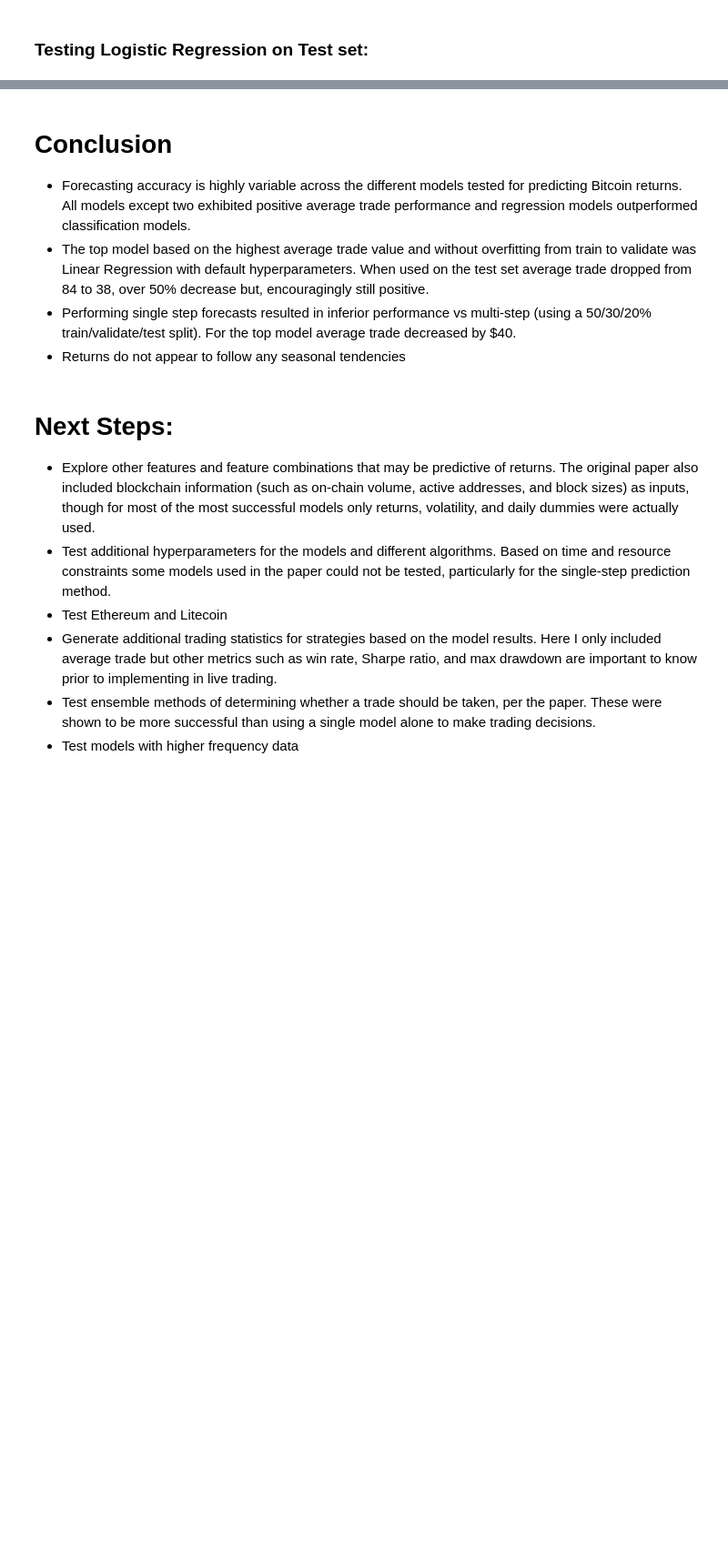
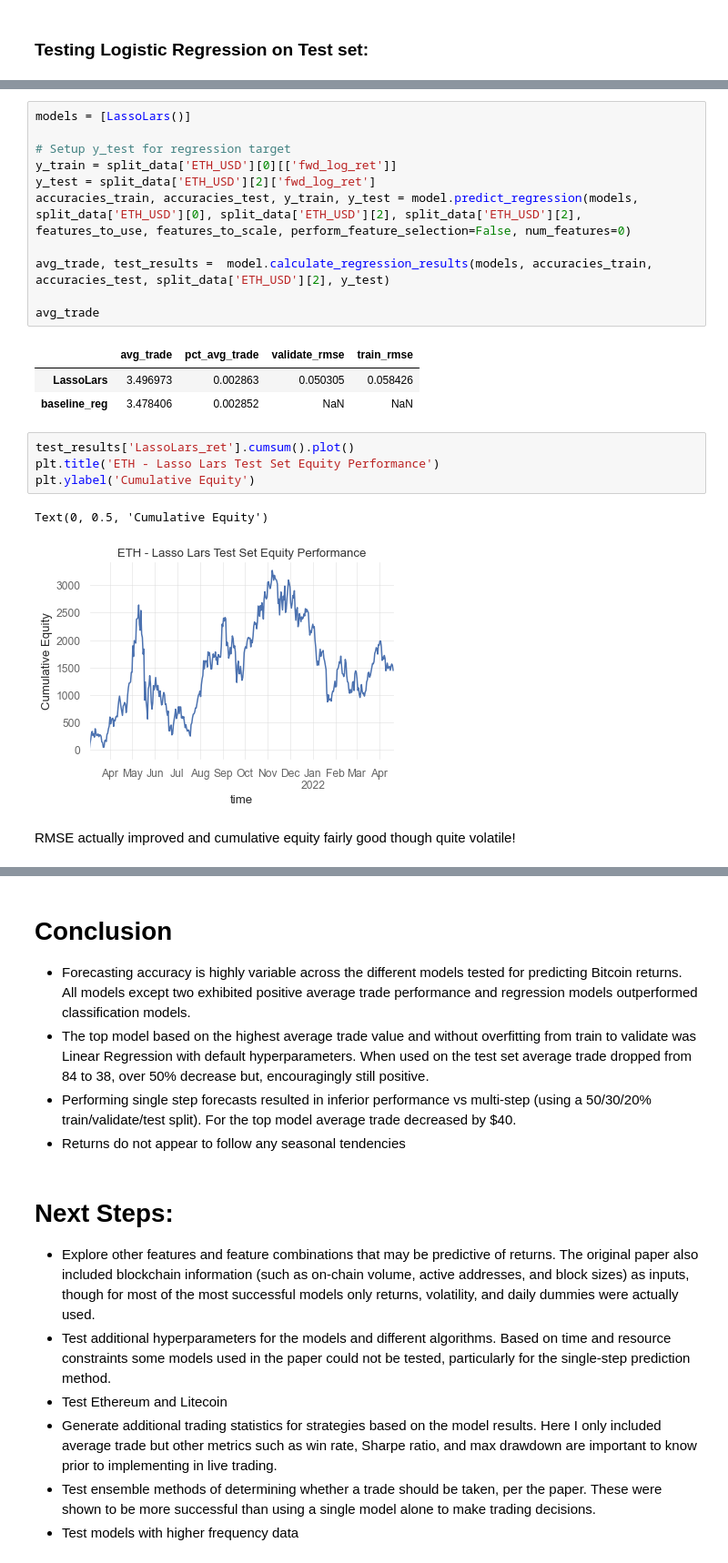
Before and after one commit to jesse-d-marder/crypto-forecast, a Jupyter notebook: predict_crypto.ipynb, the cells around one changed output, grey strips where cells are left out. Shown: that part at 91% size. Drawn from its saved outputs; the diff is of its cells as text; blank space fills up the shorter version.

```diff
--- a/predict_crypto.ipynb
+++ b/predict_crypto.ipynb
@@ -771,0 +716,24 @@ test_results['LogisticRegression(C=0.1)_ret'].cumsum().plot()
+# %%
+models = [LassoLars()]
+
+# Setup y_test for regression target
+y_train = split_data['ETH_USD'][0][['fwd_log_ret']]
+y_test = split_data['ETH_USD'][2]['fwd_log_ret']
+accuracies_train, accuracies_test, y_train, y_test = model.predict_regression(models, split_data['ETH_USD'][0], split_data['ETH_USD'][2], split_data['ETH_USD'][2], features_to_use, features_to_scale, perform_feature_selection=False, num_features=0)
+
+avg_trade, test_results =  model.calculate_regression_results(models, accuracies_train, accuracies_test, split_data['ETH_USD'][2], y_test)
+
+avg_trade
+# %% [output]
+|  | avg_trade | pct_avg_trade | validate_rmse | train_rmse |
+| LassoLars | 3.496973 | 0.002863 | 0.050305 | 0.058426 |
+| baseline_reg | 3.478406 | 0.002852 | NaN | NaN |
+# %%
+test_results['LassoLars_ret'].cumsum().plot()
+plt.title('ETH - Lasso Lars Test Set Equity Performance')
+plt.ylabel('Cumulative Equity')
+# %% [output]
+Text(0, 0.5, 'Cumulative Equity')
+[figure, added]
+# %% [markdown]
+RMSE actually improved and cumulative equity fairly good though quite volatile!
```
Also changed, not shown: parts of 39 cells of this notebook.
